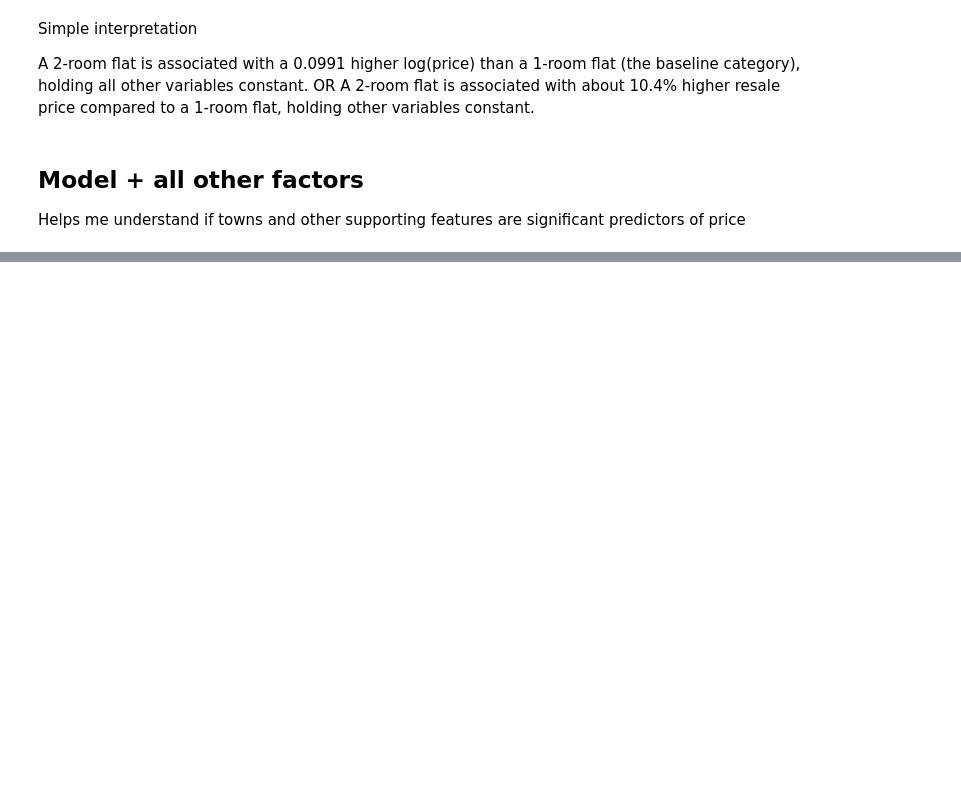
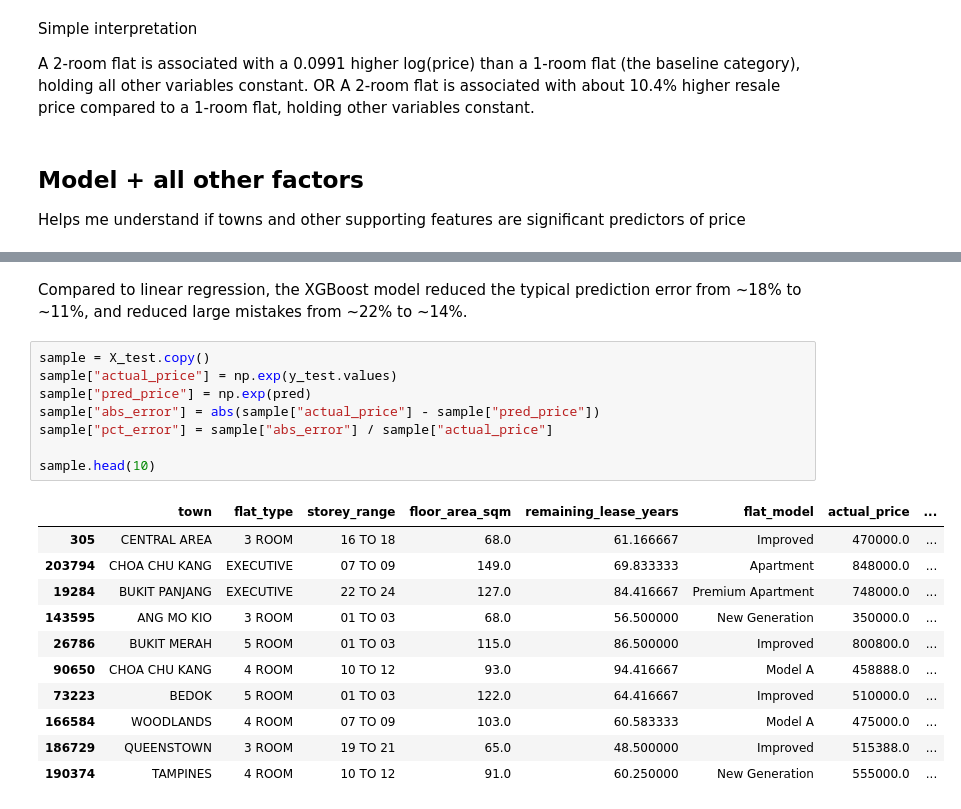
Before and after one commit to OthnielChang/hdb-resale-econometrics, a Jupyter notebook: dataAnalysis.ipynb, the cells around one changed output, grey strips where cells are left out. Cells and saved outputs as stored; diff of their text form; blank space fills up the shorter version.

```diff
--- a/dataAnalysis.ipynb
+++ b/dataAnalysis.ipynb
@@ -156,0 +180,22 @@ strong multicollinearity or other numerical problems.
+# %% [markdown]
+Compared to linear regression, the XGBoost model reduced the typical prediction error from ~18% to ~11%, and reduced large mistakes from ~22% to ~14%.
+# %%
+sample = X_test.copy()
+sample["actual_price"] = np.exp(y_test.values)
+sample["pred_price"] = np.exp(pred)
+sample["abs_error"] = abs(sample["actual_price"] - sample["pred_price"])
+sample["pct_error"] = sample["abs_error"] / sample["actual_price"]
+
+sample.head(10)
+# %% [output]
+|  | town | flat_type | storey_range | floor_area_sqm | remaining_lease_years | flat_model | actual_price | ... |
+| 305 | CENTRAL AREA | 3 ROOM | 16 TO 18 | 68.0 | 61.166667 | Improved | 470000.0 | ... |
+| 203794 | CHOA CHU KANG | EXECUTIVE | 07 TO 09 | 149.0 | 69.833333 | Apartment | 848000.0 | ... |
+| 19284 | BUKIT PANJANG | EXECUTIVE | 22 TO 24 | 127.0 | 84.416667 | Premium Apartment | 748000.0 | ... |
+| 143595 | ANG MO KIO | 3 ROOM | 01 TO 03 | 68.0 | 56.500000 | New Generation | 350000.0 | ... |
+| 26786 | BUKIT MERAH | 5 ROOM | 01 TO 03 | 115.0 | 86.500000 | Improved | 800800.0 | ... |
+| 90650 | CHOA CHU KANG | 4 ROOM | 10 TO 12 | 93.0 | 94.416667 | Model A | 458888.0 | ... |
+| 73223 | BEDOK | 5 ROOM | 01 TO 03 | 122.0 | 64.416667 | Improved | 510000.0 | ... |
+| 166584 | WOODLANDS | 4 ROOM | 07 TO 09 | 103.0 | 60.583333 | Model A | 475000.0 | ... |
+| 186729 | QUEENSTOWN | 3 ROOM | 19 TO 21 | 65.0 | 48.500000 | Improved | 515388.0 | ... |
+| 190374 | TAMPINES | 4 ROOM | 10 TO 12 | 91.0 | 60.250000 | New Generation | 555000.0 | ... |
```
Also changed, not shown: parts of 11 cells of this notebook.
